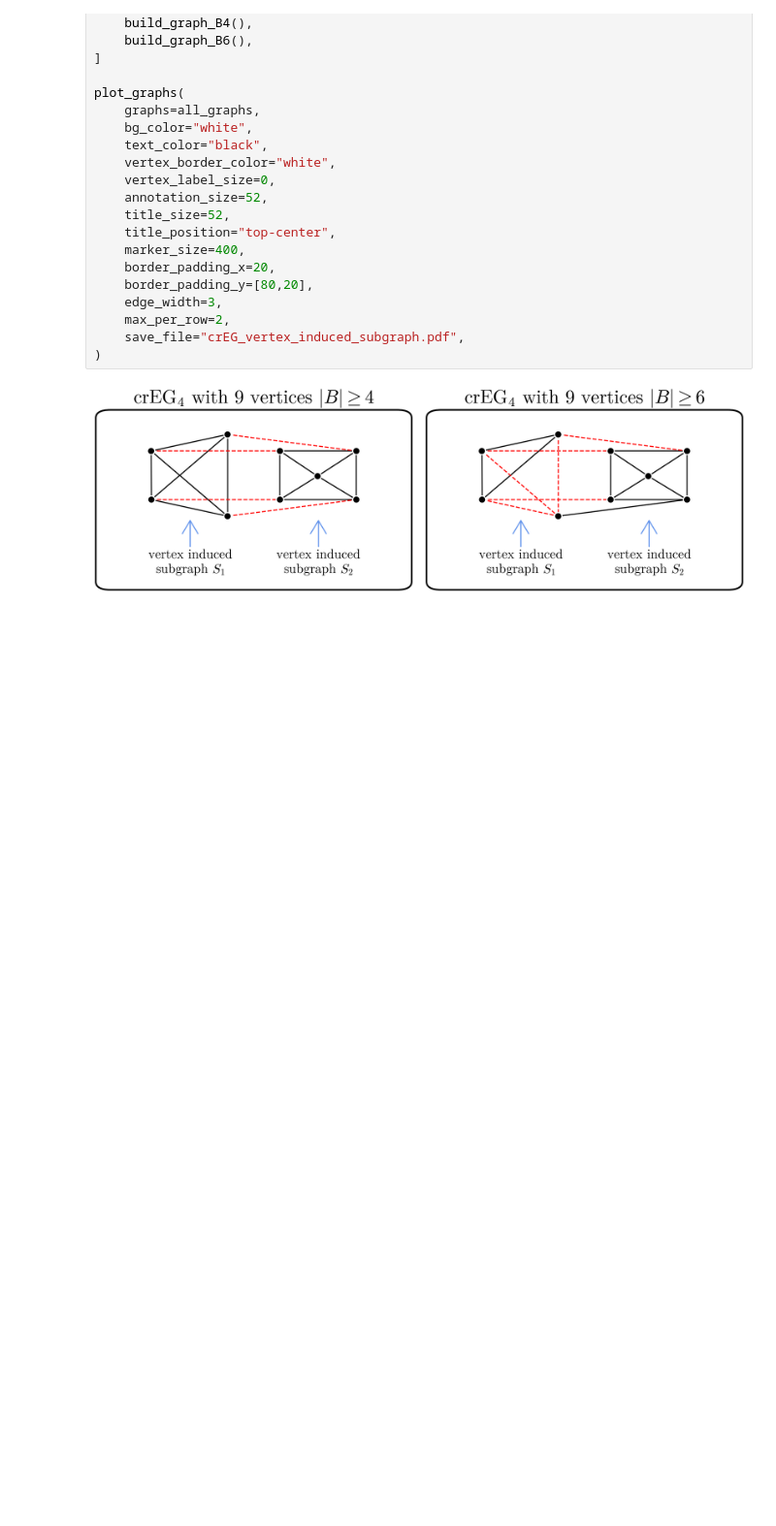
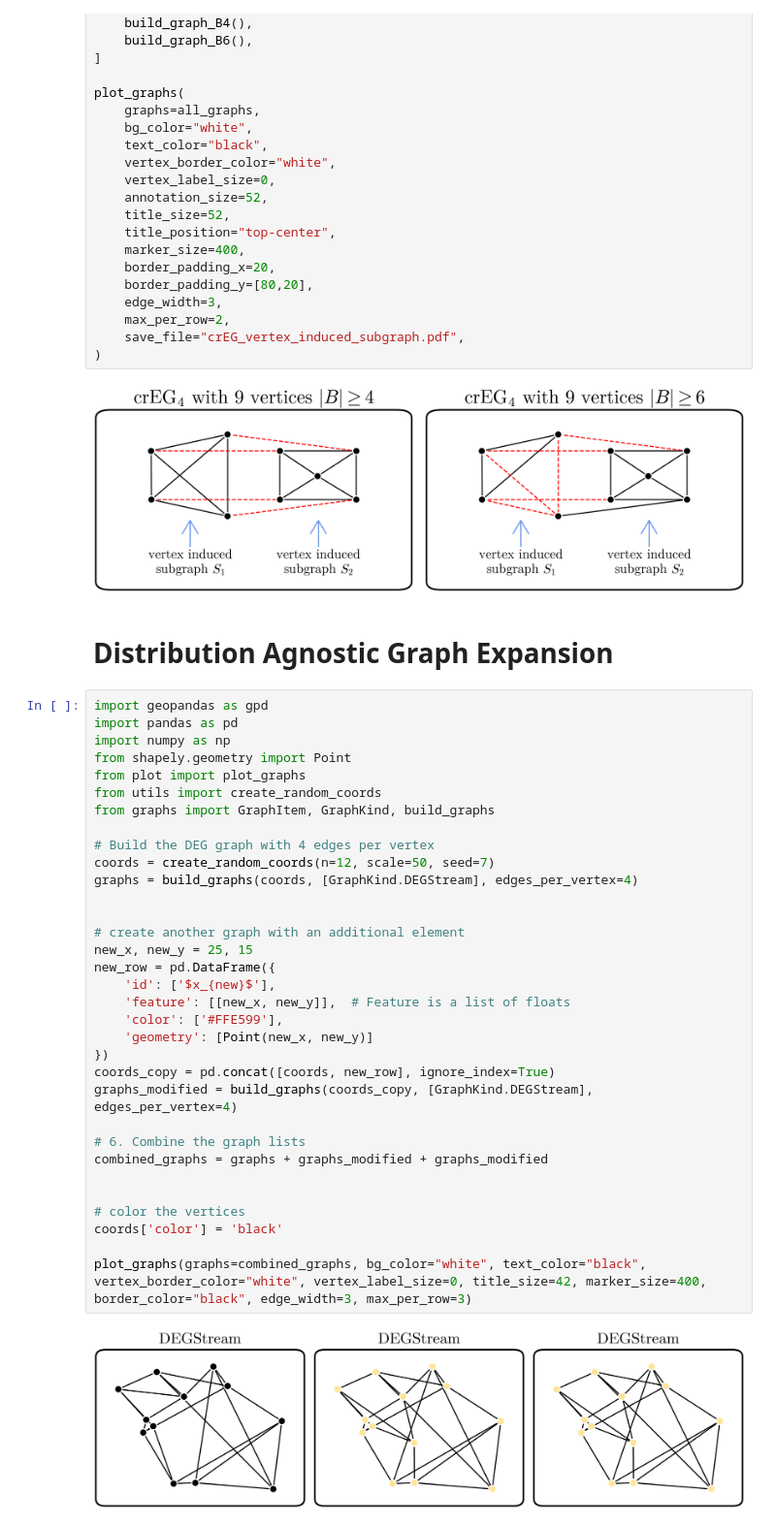
Before and after one commit to Neiko2002/2d-graph, a Jupyter notebook: phd_figures.ipynb, the cells around one changed output. Shown at 97% size. Cells and saved outputs as stored; diff of their text form; blank space fills up the shorter version.

```diff
--- a/phd_figures.ipynb
+++ b/phd_figures.ipynb
@@ -780,3 +783,40 @@ plot_graphs(
 )
 # %% [output]
 [figure]
+# %% [markdown]
+# Distribution Agnostic Graph Expansion
+# %%
+import geopandas as gpd
+import pandas as pd
+import numpy as np
+from shapely.geometry import Point
+from plot import plot_graphs
+from utils import create_random_coords
+from graphs import GraphItem, GraphKind, build_graphs
+
+# Build the DEG graph with 4 edges per vertex
+coords = create_random_coords(n=12, scale=50, seed=7)
+graphs = build_graphs(coords, [GraphKind.DEGStream], edges_per_vertex=4)
+
+
+# create another graph with an additional element
+new_x, new_y = 25, 15
+new_row = pd.DataFrame({
+    'id': ['$x_{new}$'],
+    'feature': [[new_x, new_y]],  # Feature is a list of floats
+    'color': ['#FFE599'],
+    'geometry': [Point(new_x, new_y)]
+})
+coords_copy = pd.concat([coords, new_row], ignore_index=True)
+graphs_modified = build_graphs(coords_copy, [GraphKind.DEGStream], edges_per_vertex=4)
+
+# 6. Combine the graph lists
+combined_graphs = graphs + graphs_modified + graphs_modified
+
+
+# color the vertices
+coords['color'] = 'black'
+
+plot_graphs(graphs=combined_graphs, bg_color="white", text_color="black", vertex_border_color="white", vertex_label_size=0, title_size=42, marker_size=400, border_color="black", edge_width=3, max_per_row=3)
+# %% [output]
+[figure, added]
```
Also changed, not shown: parts of 1 cell of this notebook, 1 other file.
